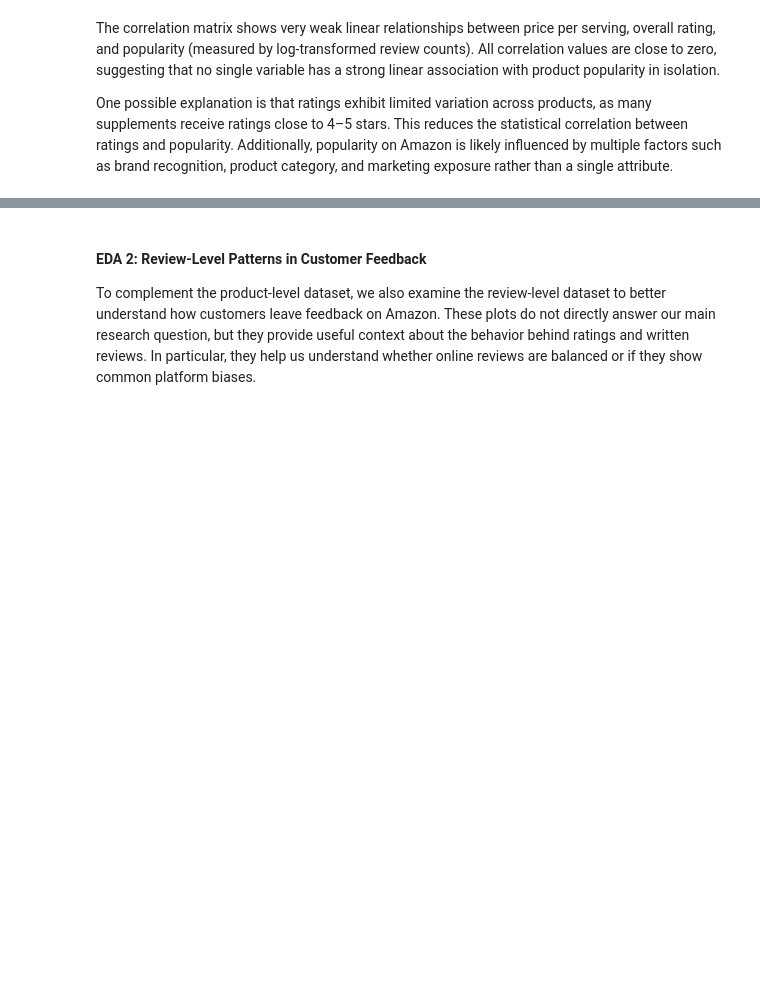
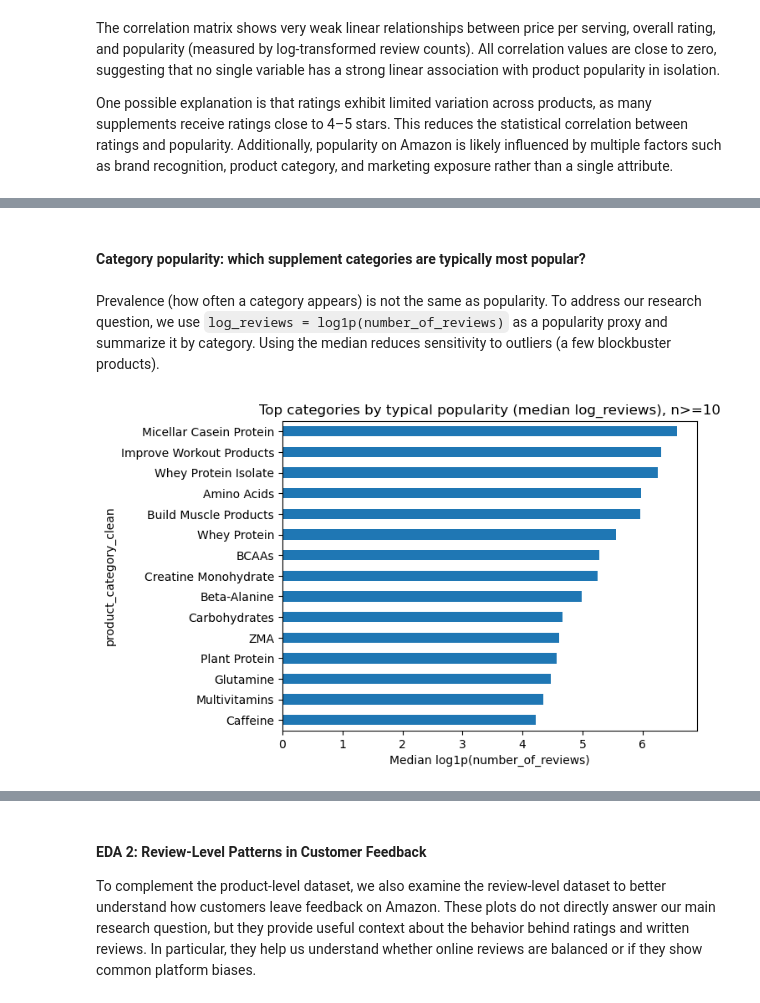
Before and after one commit to COGS108/Group129_WI26, a Jupyter notebook: 03-FinalProject.ipynb, the cells around one changed output, grey strips where cells are left out. Saved outputs shown, nothing was run; the diff lists cells and outputs as text; code cells hidden in the pictures; blank space fills up the shorter version.

```diff
--- a/03-FinalProject.ipynb
+++ b/03-FinalProject.ipynb
@@ -658,0 +767,24 @@ One possible explanation is that ratings exhibit limited variation across produc
+# %% [markdown]
+#### Category popularity: which supplement categories are typically most popular?
+# %% [markdown]
+Prevalence (how often a category appears) is not the same as popularity. To address our research question, we use `log_reviews = log1p(number_of_reviews)` as a popularity proxy and summarize it by category. Using the median reduces sensitivity to outliers (a few blockbuster products).
+# %%
+if "log_reviews" not in df1.columns:
+    df1["log_reviews"] = np.log1p(df1["number_of_reviews"])
+
+df1["product_category_clean"] = df1["product_category"].fillna("Unknown").astype(str).str.strip()
+
+cat_pop = (df1.groupby("product_category_clean")
+           .agg(median_log_reviews=("log_reviews", "median"),
+                n_products=("product_name", "count"))
+           .sort_values("median_log_reviews", ascending=False))
+
+cat_pop_filtered = cat_pop[(cat_pop["n_products"] >= 10) & (cat_pop.index != "Unknown")].head(15)
+
+plt.figure()
+cat_pop_filtered["median_log_reviews"].sort_values().plot(kind="barh")
+plt.xlabel("Median log1p(number_of_reviews)")
+plt.title("Top categories by typical popularity (median log_reviews), n>=10")
+plt.show()
+# %% [output]
+[figure, added]
```
Also changed, not shown: parts of 13 cells of this notebook.
